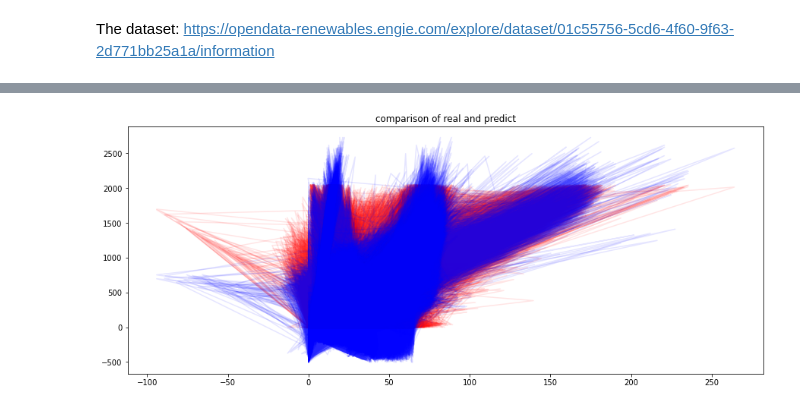
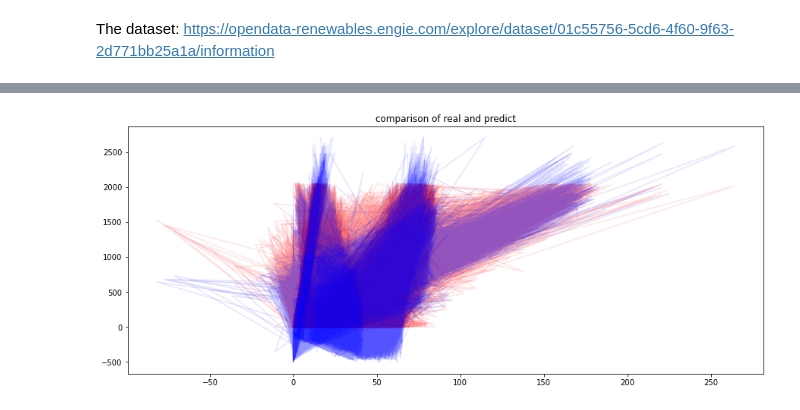
Before and after one commit to jo997/BA-WindPowerForecasting, a Jupyter notebook: JupyterNotebooks/LinearRegression.ipynb, the cells around one changed output, grey strips where cells are left out. Saved outputs shown, nothing was run; the diff lists cells and outputs as text; code cells hidden in the pictures.

```diff
--- a/JupyterNotebooks/LinearRegression.ipynb
+++ b/JupyterNotebooks/LinearRegression.ipynb
@@ -141,7 +88,7 @@ r2
 # %%
 selected_columns = data[["P_avg","Q_avg","Dst_avg","Gb1t_avg","Yt_avg","Ws1_avg","Ws2_avg"]]
 df2 = selected_columns.copy()
-df.dropna(axis = 0, how ='any', inplace=True)
+df2.dropna(axis = 0, how ='any', inplace=True)
 df2 = df2[df2['P_avg'].notna()]
 df2 = df2[df2['Q_avg'].notna()]
 df2 = df2[df2['Dst_avg'].notna()]
@@ -150,5 +97,5 @@ df2 = df2[df2['Yt_avg'].notna()]
 df2 = df2[df2['Ws1_avg'].notna()]
 df2 = df2[df2['Ws2_avg'].notna()]
 # %%
-x_2 = df2[["Q_avg","Dst_avg","Gb1t_avg","Yt_avg","Ws1_avg","Ws2_avg"]]
+x2 = df2[["Q_avg","Dst_avg","Gb1t_avg","Yt_avg","Ws1_avg","Ws2_avg"]]
 y2 = df2['P_avg']
@@ -215,21 +102,21 @@ plt.show()
 # %%
 from sklearn.model_selection import train_test_split
 # splitting the data
-x_train, x_test, y_train, y_test = train_test_split(x_2, y2, test_size = 0.2, random_state = 42)
+x_train2, x_test2, y_train2, y_test2 = train_test_split(x2, y2, test_size = 0.2, random_state = 42)
 # %%
 from sklearn import linear_model
 LinR = linear_model.LinearRegression()
 # fitting the training data
-model = LinR.fit(x_train,y_train)
+model = LinR.fit(x_train2,y_train2)
 # %%
-plt.plot(x_train, y_train, color = 'red', alpha=0.1)
-plt.plot(x_train, LinR.predict(x_train), color = 'blue', alpha=0.1)
+plt.plot(x_test2.values, y_test2.values, color = 'red', alpha=0.1)
+plt.plot(x_test2.values, LinR.predict(x_test2.values), color = 'blue', alpha=0.1)
 plt.title('comparison of real and predict')
 plt.xlabel('')
 plt.ylabel('')
 plt.show()
 # %% [output]
-[figure, old version]
+[figure, new version]
 # %%
 print('Coefficients:', model.coef_)
 # %% [output]
```
Also changed, not shown: parts of 48 cells of this notebook, 1 other file.
